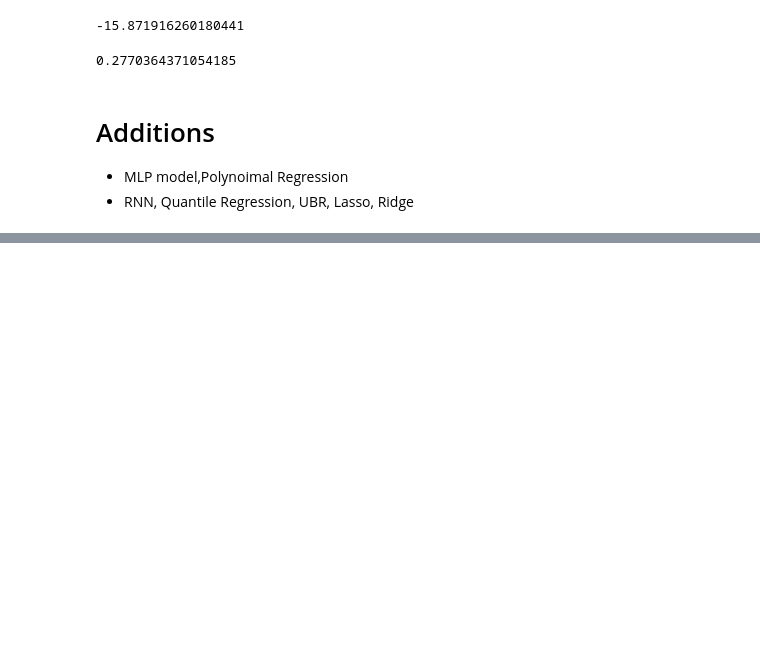
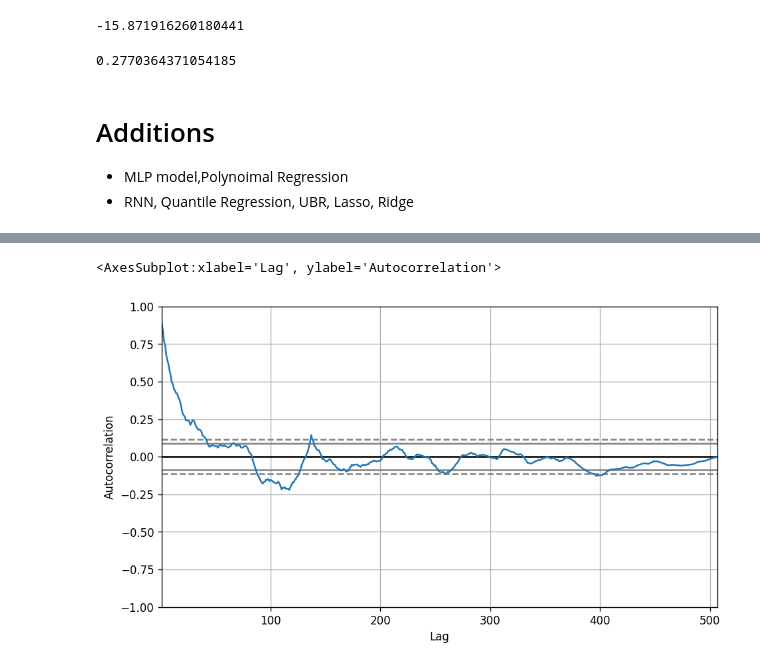
Before and after one commit to OmarEltouny78/DataScoence, a Jupyter notebook: Weather.ipynb, the cells around one changed output, grey strips where cells are left out. Drawn from its saved outputs; the diff is of its cells as text; code cells hidden in the pictures; blank space fills up the shorter version.

```diff
--- a/Weather.ipynb
+++ b/Weather.ipynb
@@ -223,0 +398,7 @@ r2_score(y_pred6,y)
+# %%
+from pandas.plotting import autocorrelation_plot
+plt.rcParams.update({'figure.figsize':(9,5), 'figure.dpi':120})
+autocorrelation_plot(df['Solar(PV)'].tolist())
+# %% [output]
+<AxesSubplot:xlabel='Lag', ylabel='Autocorrelation'>
+[figure, added]
```
Also changed, not shown: parts of 43 cells of this notebook.
